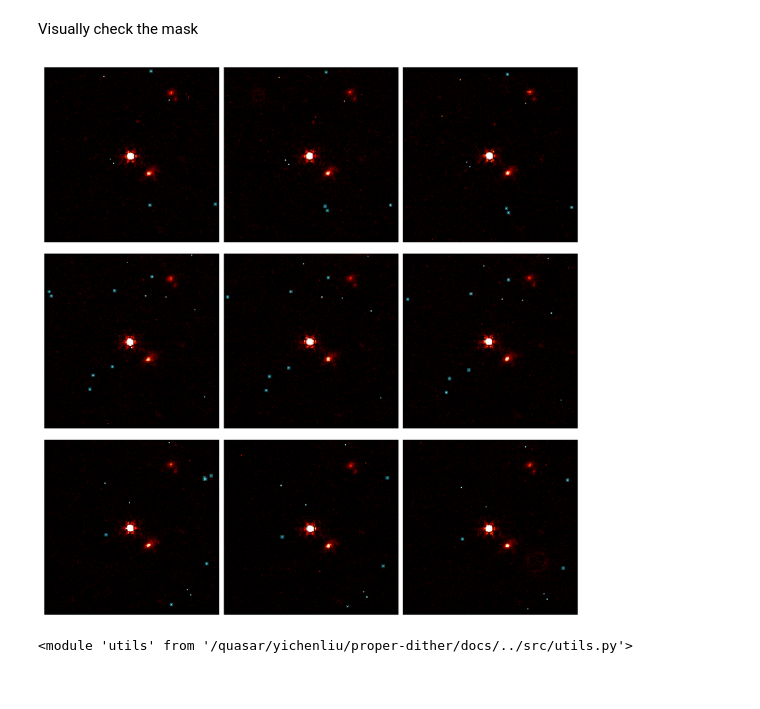
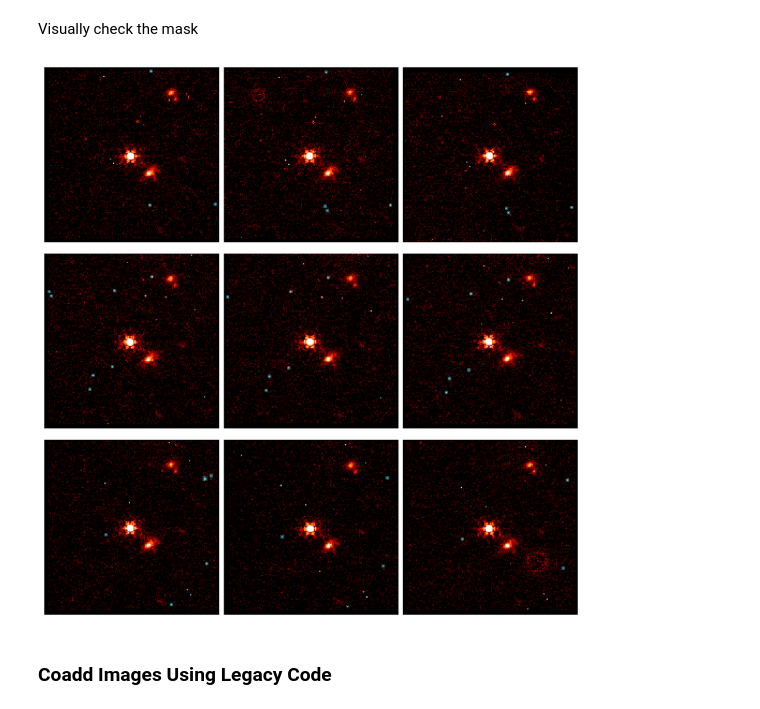
Before and after one commit to Chisen-Lupus/proper-dither, a Jupyter notebook: docs/1-coadd-using-legacy-code.ipynb, the cells around one changed output. Cells and saved outputs as stored; diff of their text form; code cells hidden in the pictures.

Commit message:
migrated phase and coadd using legacy code

```diff
--- a/docs/1-coadd-using-legacy-code.ipynb
+++ b/docs/1-coadd-using-legacy-code.ipynb
@@ -224,14 +225,14 @@ Visually check the mask
 # %%
 fig, axs = plt.subplots(3, 3, figsize=(9, 9))
 axs = axs.flat
 for i in range(9):
     data = aligned_atlas[i]
     mask = masks[i]
-    axs[i].imshow(data, vmin=0, vmax=1)
+    axs[i].imshow(stretch(data), vmin=0, vmax=1)
     axs[i].imshow(mask, cmap=plt.get_cmap('tab10'), alpha=mask*0.5)
     axs[i].grid(False)
     axs[i].axis('off')
 plt.tight_layout()
 plt.show()
 # %% [output]
-[figure, old version]
+[figure, new version]
@@ -240,4 +239,2 @@ nx, ny = orig_atlas[0].shape
-# %%
-reload(dutils)
-# %% [output]
-<module 'utils' from '/quasar/yichenliu/proper-dither/docs/../src/utils.py'>
+# %% [markdown]
+### Coadd Images Using Legacy Code
```
Also changed, not shown: parts of 7 cells of this notebook, 2 other files.
